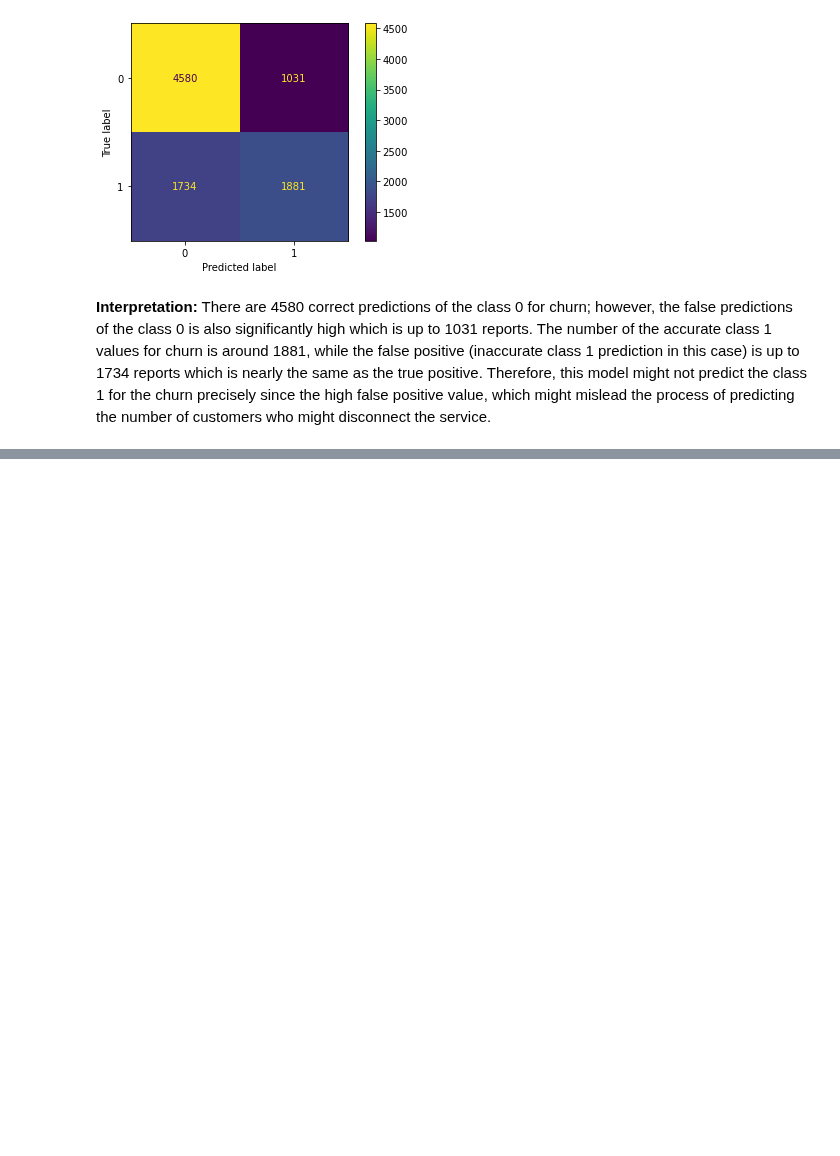
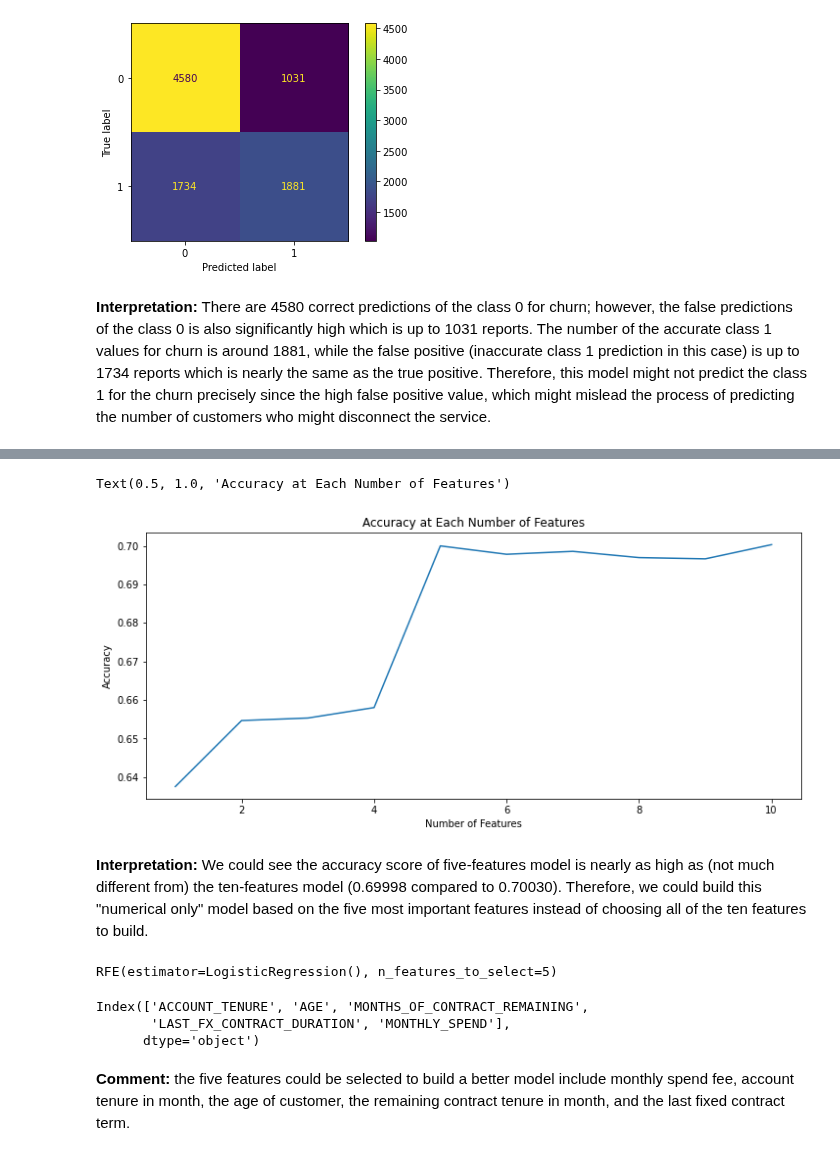
Before and after one commit to xuyenlinhHuynh/data-science-portfolio-xuyenlinhHuynh, a Jupyter notebook: Portfolio 3.ipynb, the cells around one changed output, grey strips where cells are left out. Cells and saved outputs as stored; diff of their text form; code cells hidden in the pictures; blank space fills up the shorter version.

```diff
--- a/Portfolio 3.ipynb
+++ b/Portfolio 3.ipynb
@@ -170,0 +181,17 @@ plot_confusion_matrix(reg, X_num_test, y_num_test)
+# %%
+# list for containing all the accuracy score
+test_acc_scores = []
+
+print("The accuracy score of the model:")
+for i in range(1, X_num_train.shape[1]+1):
+    # build and fit the model
+    lr = LogisticRegression()
+    rfe = RFE(estimator = lr, n_features_to_select = i, step = 1)
+    rfe.fit(X_num_train, y_num_train)
+    # predict based on test set
+    test_preds = rfe.predict(X_num_test)
+    # calculate accuracy score and append to the list
+    acc_score = accuracy_score(y_num_test, test_preds)
+    test_acc_scores.append(acc_score)
+    # print the number of features with the accuracy score
+    print("- with selection of", i, "features: ", acc_score)
@@ -170,0 +210,28 @@ plot_confusion_matrix(reg, X_num_test, y_num_test)
+# %%
+# Plotting the accuracy number
+plt.figure(figsize=(12,5))
+plt.plot(range(1, X_num_train.shape[1]+1), test_acc_scores)
+plt.xlabel("Number of Features")
+plt.ylabel("Accuracy")
+plt.title("Accuracy at Each Number of Features")
+# %% [output]
+Text(0.5, 1.0, 'Accuracy at Each Number of Features')
+[figure, added]
+# %% [markdown]
+**Interpretation:** We could see the accuracy score of five-features model is nearly as high as (not much different from) the ten-features model (0.69998 compared to 0.70030). Therefore, we could build this "numerical only" model based on the five most important features instead of choosing all of the ten features to build.
+# %%
+# re-build the model by selecting five features
+five_lr = LogisticRegression()
+five_rfe = RFE(estimator = five_lr, n_features_to_select = 5, step = 1)
+five_rfe.fit(X_num_train, y_num_train)
+# %% [output]
+RFE(estimator=LogisticRegression(), n_features_to_select=5)
+# %%
+# check which five features have been selected
+X_num_train.columns[five_rfe.support_]
+# %% [output]
+Index(['ACCOUNT_TENURE', 'AGE', 'MONTHS_OF_CONTRACT_REMAINING',
+       'LAST_FX_CONTRACT_DURATION', 'MONTHLY_SPEND'],
+      dtype='object')
+# %% [markdown]
+**Comment:** the five features could be selected to build a better model include monthly spend fee, account tenure in month, the age of customer, the remaining contract tenure in month, and the last fixed contract term.
```
Also changed, not shown: parts of 6 cells of this notebook.
